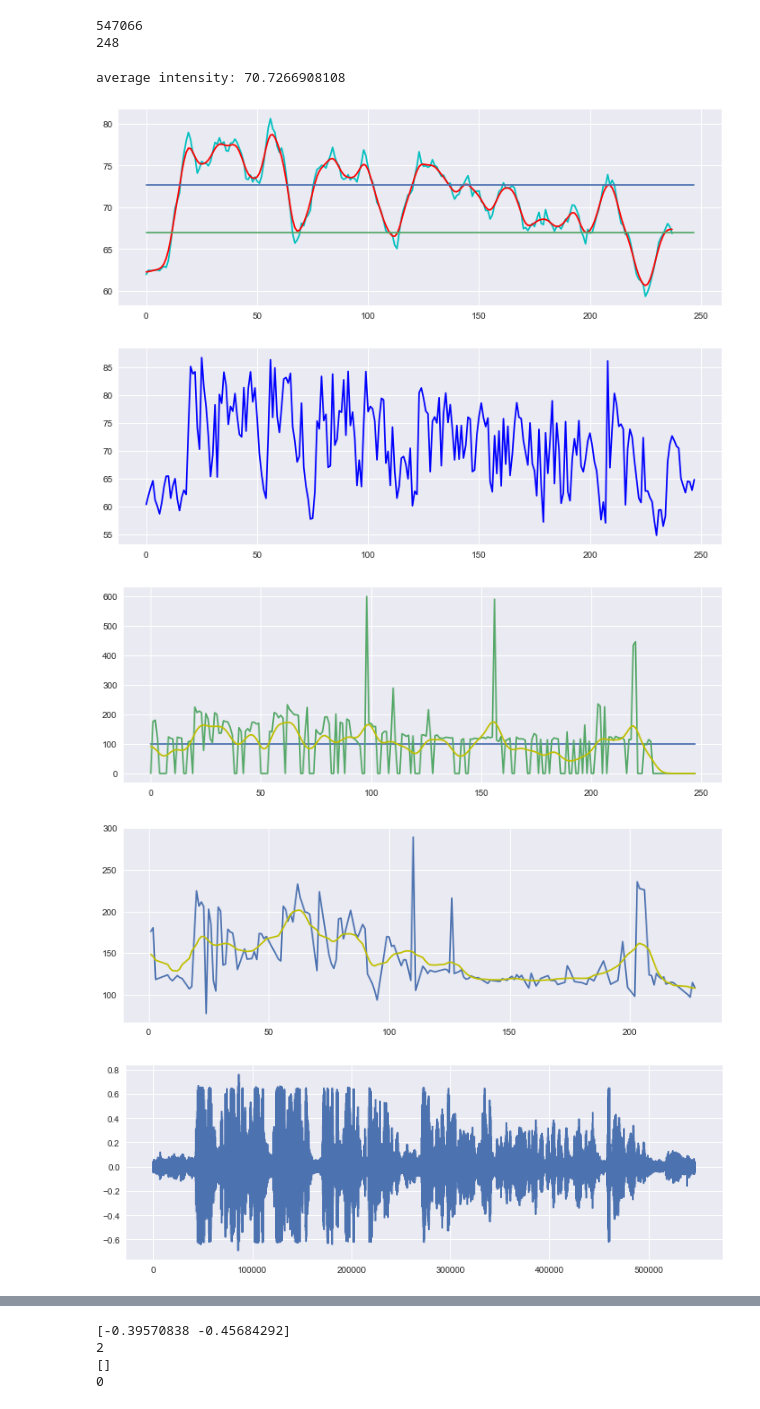
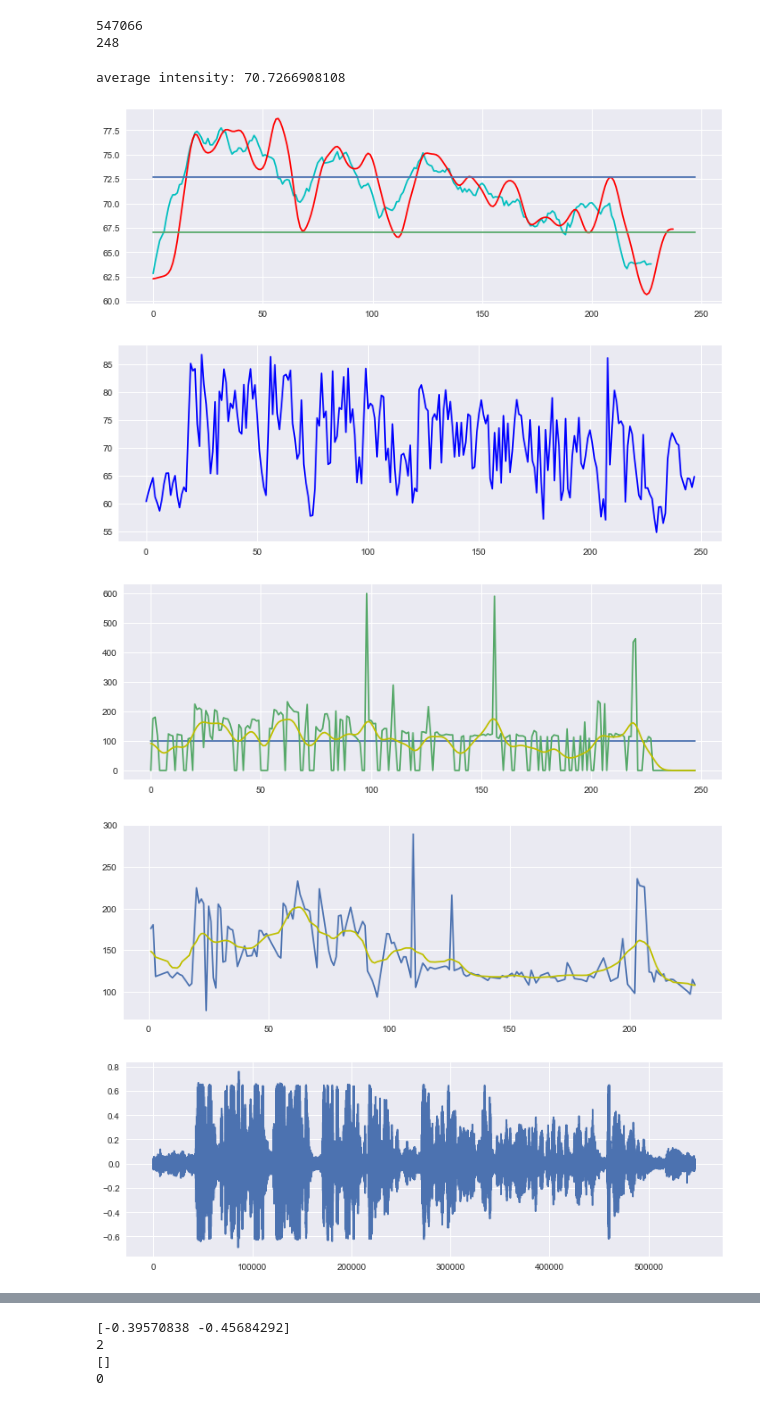
Before and after one commit to Bitfroest/presentation-analysis, a Jupyter notebook: analysis.ipynb, the cells around one changed output, grey strips where cells are left out. Cells and saved outputs as stored; diff of their text form; code cells hidden in the pictures.

```diff
--- a/analysis.ipynb
+++ b/analysis.ipynb
@@ -161,7 +161,7 @@ order = 7
 fs = 2250.0       # sample rate, Hz
 cutoff = 50  # desired cutoff frequency of the filter, Hz
 
-plt.plot(averageFilter(intensity.values[0],5) , 'c')
+plt.plot(averageFilter(intensity.values[0],10) , 'c')
 plt.plot(gaussian_filter(averageFilter(intensity.values[0],5), sigma=2) , 'r')
 intensity_avg = sum(intensity.values[0])/len(intensity.values[0])
 print("average intensity: " + str(intensity_avg))
@@ -198,34 +198,34 @@ for k in range(len(pitch.selected_array['frequency'])):
 
 plt.plot(pitch.selected_array['frequency'])
 plt.plot(gaussian_filter(pitch.selected_array['frequency'], sigma=3), 'y')
 #plt.plot(butter_lowpass_filter(pitch.selected_array['frequency'], cutoff, fs, order ), 'g')
 # Make a new figure
 plt.figure(figsize=(12,4))
 
 plt.plot(pitchFilteredX, pitchFilteredY)
 plt.plot(pitchFilteredX, gaussian_filter(pitchFilteredY, sigma=3), 'y')
 
 plt.figure(figsize=(12,4))
 
 # show waveform
 plt.plot(y)
 
 #print("signal_avg is: ", signal_avg)
 #print("signal_max is: ", signal_max)
 #print("signal_min is: ", signal_min)
 
 signal_avg_avg = sum(abs(signal_avg)/signal_avg.size)
 signal_max_max = max(abs(signal_max))
 signal_min_min = min(abs(signal_min))
 signal_std_std = stat.stdev(signal_std)
 
 #print("signal_avg_avg is: ", signal_avg_avg)
 #print("signal_max_max is: ", signal_max_max)
 #print("signal_min_min is: ", signal_min_min)
 #print("signal_std_std is: ", signal_std_std)
 # %% [output]
 average intensity: 70.7266908108
-[figure, old version]
+[figure, new version]
 [figure]
 [figure]
 [figure]
```
Also changed, not shown: parts of 3 cells of this notebook, 1 other file.
